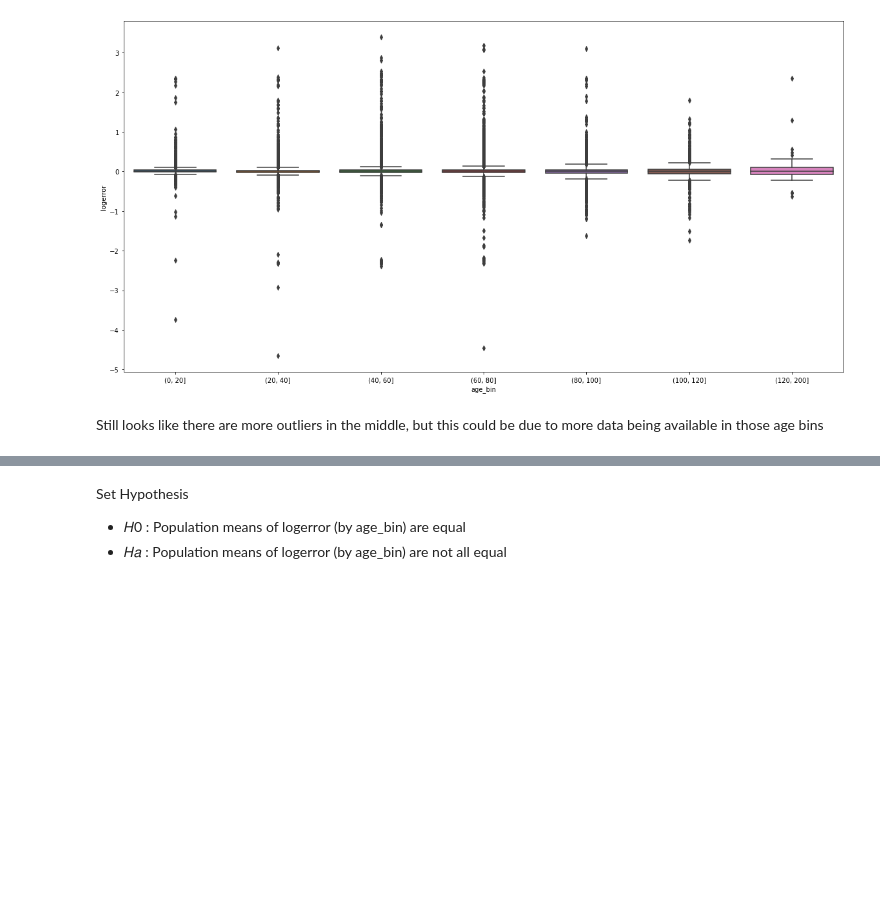
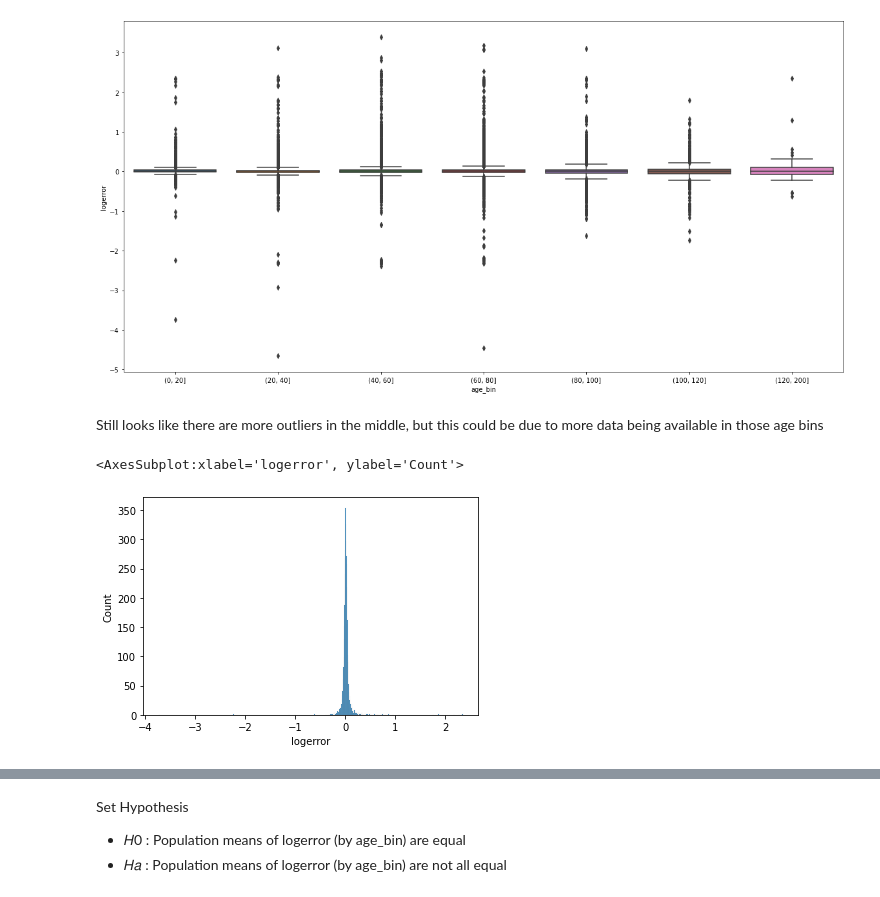
Before and after one commit to brianclements03/clustering, a Jupyter notebook: explore_zillow.ipynb, the cells around one changed output, grey strips where cells are left out. Cells and saved outputs as stored; diff of their text form; code cells hidden in the pictures; blank space fills up the shorter version.

Commit message:
added hists of logerror by age bin, levene test and anova test of the same

```diff
--- a/explore_zillow.ipynb
+++ b/explore_zillow.ipynb
@@ -181,3 +167,8 @@ sns.boxplot(x='age_bin', y='logerror', data= df)
 [figure]
 # %% [markdown]
 Still looks like there are more outliers in the middle, but this could be due to more data being available in those age bins
+# %%
+sns.histplot(data=df, x= df[df.age_bin == pd.Interval(0, 20)].logerror)
+# %% [output]
+<AxesSubplot:xlabel='logerror', ylabel='Count'>
+[figure, added]
```
Also changed, not shown: parts of 12 cells of this notebook.
